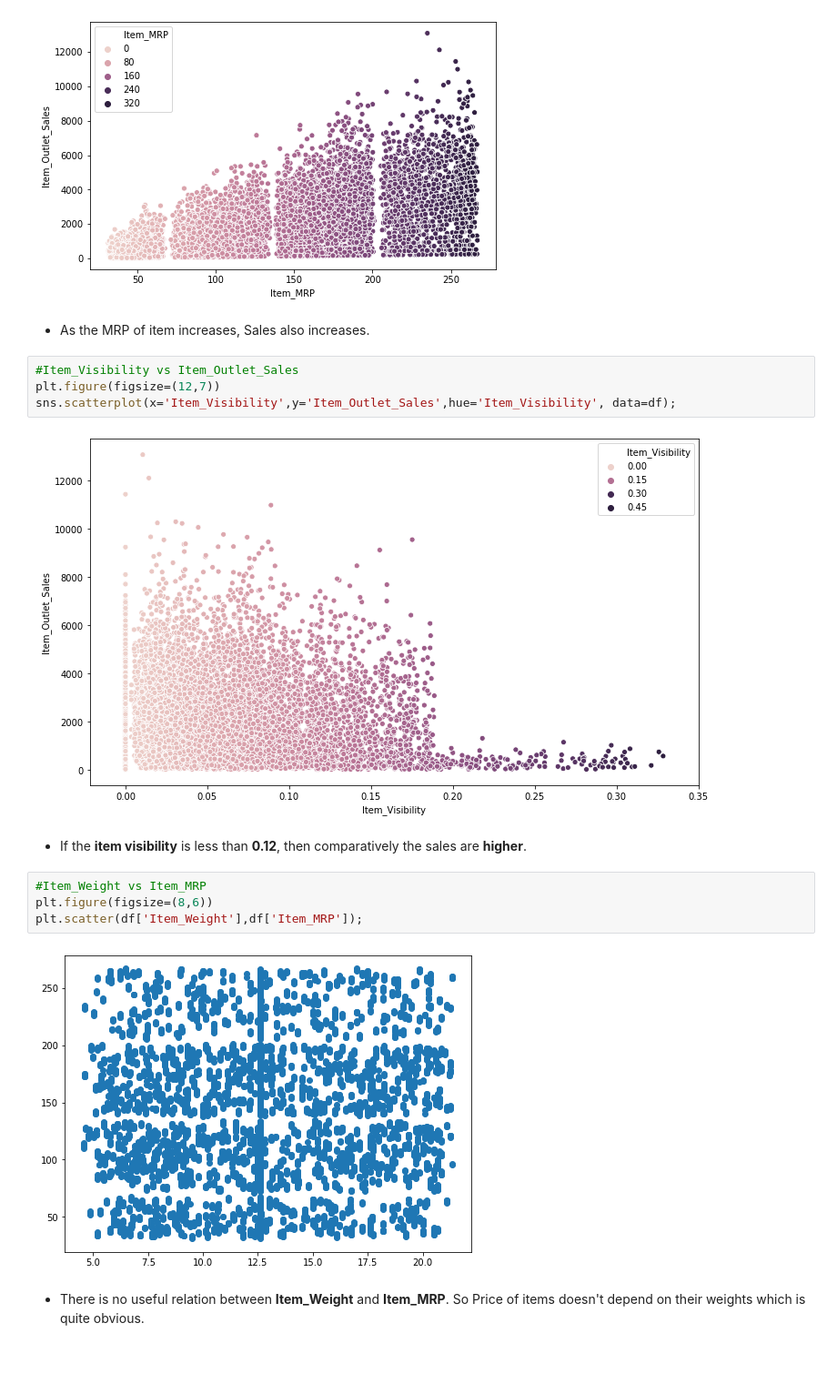
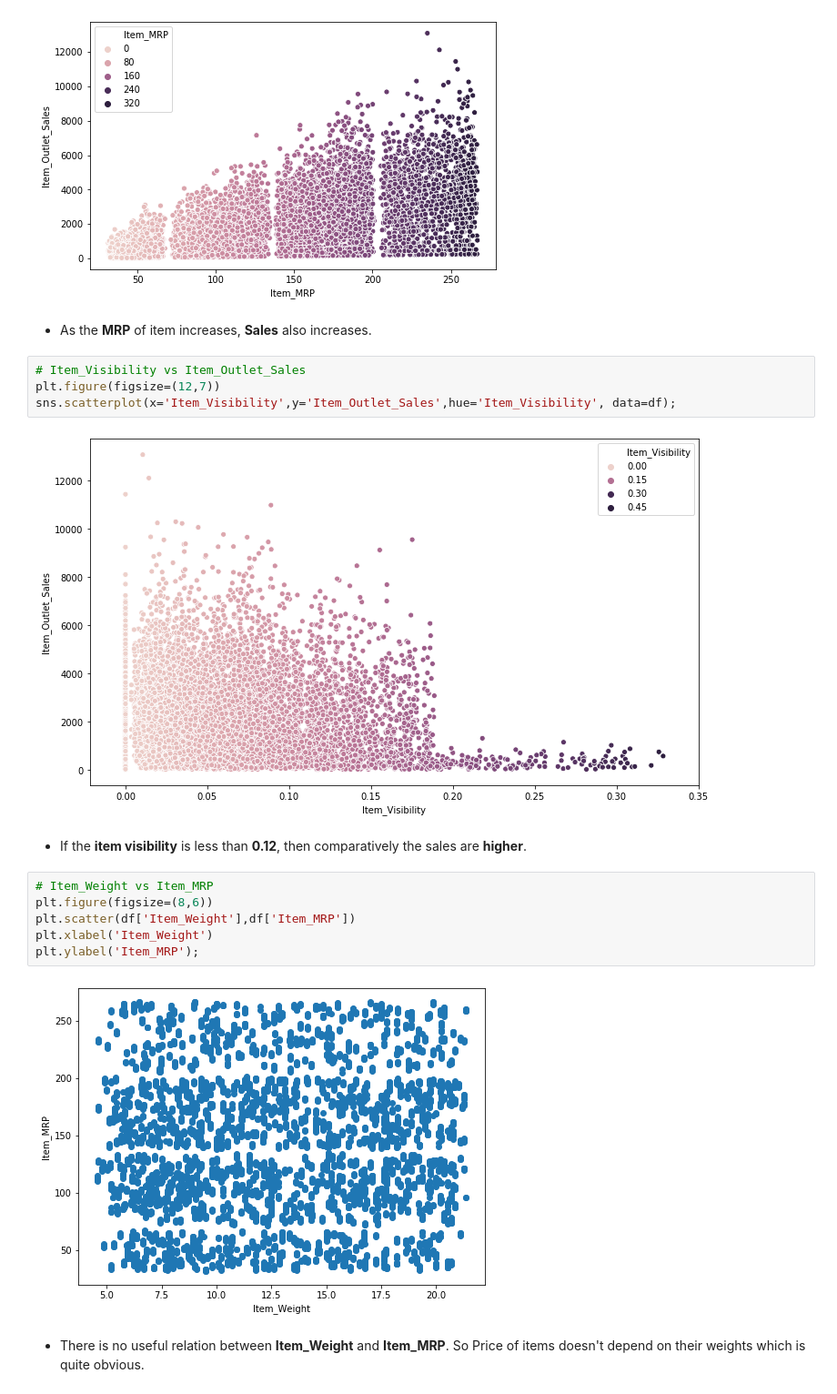
Before and after one commit to Arindamp9/BigMartSales_EDA, a Jupyter notebook: Big_Mart_Sales.ipynb, the cells around one changed output. Shown at 91% size. Drawn from its saved outputs; the diff is of its cells as text; blank space fills up the shorter version.

```diff
--- a/Big_Mart_Sales.ipynb
+++ b/Big_Mart_Sales.ipynb
@@ -302,9 +315,9 @@ sns.scatterplot(x='Item_MRP',y='Item_Outlet_Sales',hue='Item_MRP',data=df);
 # %% [output]
 [figure]
 # %% [markdown]
-* As the MRP of item increases, Sales also increases.
+* As the **MRP** of item increases, **Sales** also increases.
 # %%
-#Item_Visibility vs Item_Outlet_Sales
+# Item_Visibility vs Item_Outlet_Sales
 plt.figure(figsize=(12,7))
 sns.scatterplot(x='Item_Visibility',y='Item_Outlet_Sales',hue='Item_Visibility', data=df);
 # %% [output]
@@ -312,11 +325,13 @@ sns.scatterplot(x='Item_Visibility',y='Item_Outlet_Sales',hue='Item_Visibility',
 # %% [markdown]
 * If the **item visibility** is less than **0.12**, then comparatively the sales are **higher**.
 # %%
-#Item_Weight vs Item_MRP
+# Item_Weight vs Item_MRP
 plt.figure(figsize=(8,6))
-plt.scatter(df['Item_Weight'],df['Item_MRP']);
+plt.scatter(df['Item_Weight'],df['Item_MRP'])
+plt.xlabel('Item_Weight')
+plt.ylabel('Item_MRP');
 # %% [output]
-[figure, old version]
+[figure, new version]
 # %% [markdown]
 * There is no useful relation between **Item_Weight** and **Item_MRP**. So Price of items doesn't depend on their weights
 which is quite obvious.
```
Also changed, not shown: parts of 34 cells of this notebook.
